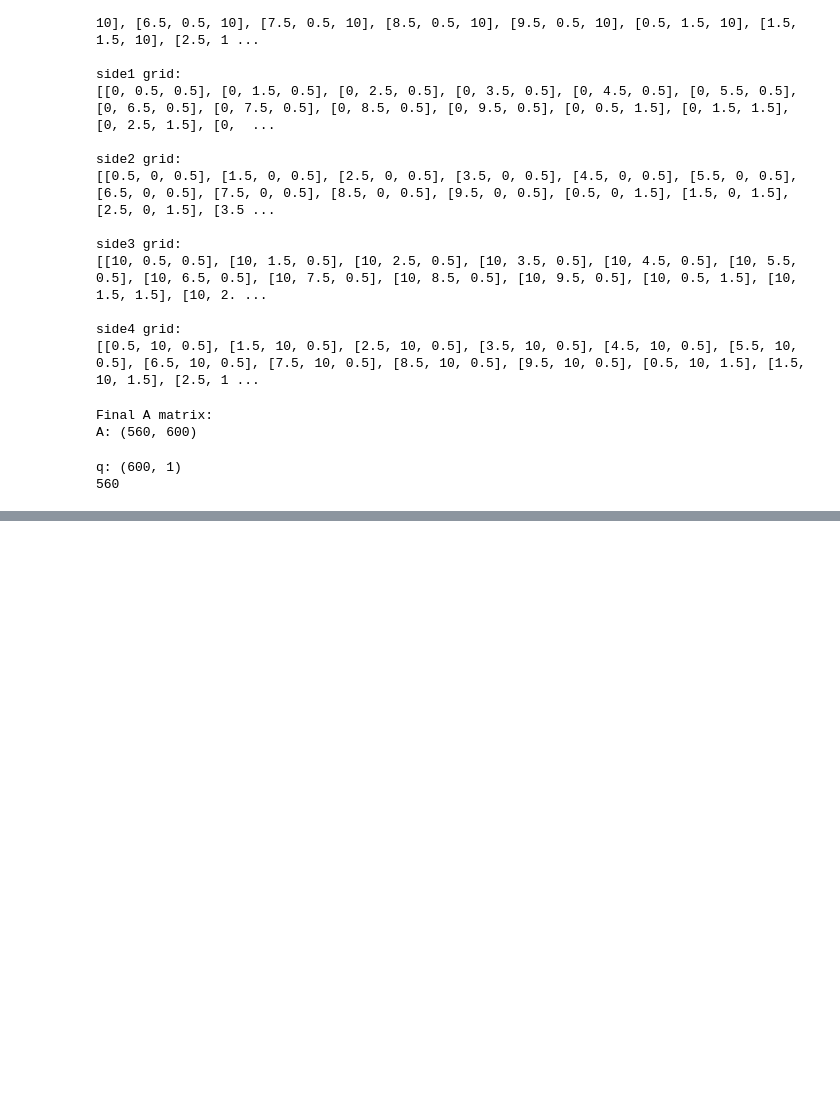
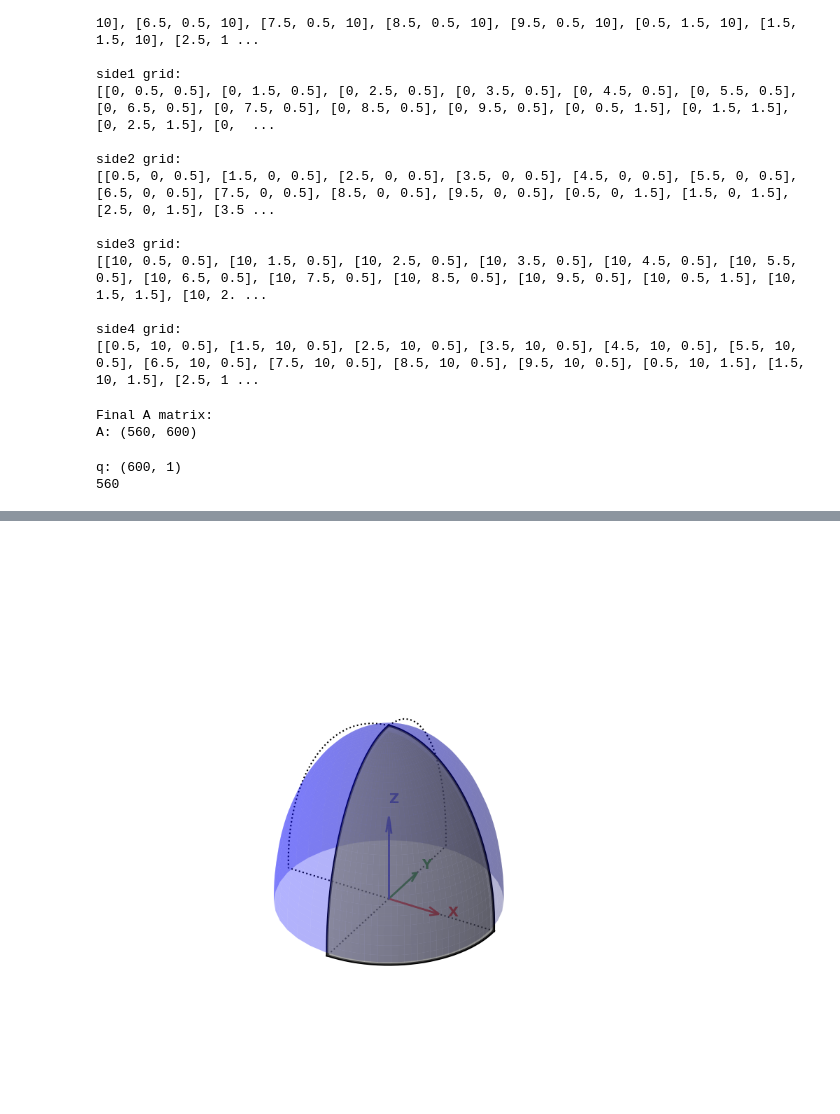
Before and after one commit to moeuu/radiation-surface-mle-estimator, a Jupyter notebook: notebook/estimation_3.ipynb, the cells around one changed output, grey strips where cells are left out. Drawn from its saved outputs; the diff is of its cells as text; code cells hidden in the pictures; blank space fills up the shorter version.

```diff
--- a/notebook/estimation_3.ipynb
+++ b/notebook/estimation_3.ipynb
@@ -251,0 +248,97 @@ plot_3d_heatmap_cube(qs, x, y, z, sources=source_list, vmin=vmin, vmax=vmax)
+# %%
+# 3D図の作成（ラベルを図の右側に配置し、division lineは保持）
+import matplotlib.pyplot as plt
+import numpy as np
+from mpl_toolkits.mplot3d import Axes3D
+
+# 3D図の作成
+fig = plt.figure(figsize=(8, 8))
+ax = fig.add_subplot(111, projection='3d')
+
+# フォント設定（Arialが使用できない環境ではデフォルトフォントを使用）
+font_settings = {'fontsize': 14, 'weight': 'bold'}
+
+# 非指向性検出器（球体）の上半分を作成（半径6）
+radius_inner = 6  # 検出器の半径
+radius_outer = 6.2  # 遮蔽体の外側半径（厚さ0.2）
+
+u = np.linspace(0, np.pi/2, 40)  # 上半分のみ
+v = np.linspace(0, 2 * np.pi, 40)
+u, v = np.meshgrid(u, v)
+
+x_sphere = radius_inner * np.sin(u) * np.cos(v)
+y_sphere = radius_inner * np.sin(u) * np.sin(v)
+z_sphere = radius_inner * np.cos(u)
+
+# 非指向性検出器（青色）の上半分
+ax.plot_surface(x_sphere, y_sphere, z_sphere, color='blue', alpha=0.3, edgecolor='none')
+
+# 遮蔽体（手前の1/4部分に移動）
+theta = np.linspace(0, np.pi/2, 30)
+phi = np.linspace(-np.pi/2, 0, 30)  # 遮蔽体を手前に配置（前方の1/4）
+theta, phi = np.meshgrid(theta, phi)
+
+x_outer = radius_outer * np.sin(theta) * np.cos(phi)
+y_outer = radius_outer * np.sin(theta) * np.sin(phi)
+z_outer = radius_outer * np.cos(theta)
+
+x_inner = radius_inner * np.sin(theta) * np.cos(phi)
+y_inner = radius_inner * np.sin(theta) * np.sin(phi)
+z_inner = radius_inner * np.cos(theta)
+
+# 遮蔽体の外側（半透明グレー、線なし）
+ax.plot_surface(x_outer, y_outer, z_outer, color='gray', alpha=0.6, edgecolor='none')
+
+# 遮蔽体の内側（半透明グレー、線なし）
+ax.plot_surface(x_inner, y_inner, z_inner, color='gray', alpha=0.2, edgecolor='none')
+
+# 遮蔽体の輪郭線（全て太くする）
+ax.plot(x_outer[:, -1], y_outer[:, -1], z_outer[:, -1], color='black', linewidth=2.5)  # 縦の輪郭
+ax.plot(x_outer[-1, :], y_outer[-1, :], z_outer[-1, :], color='black', linewidth=2.5)  # 横の輪郭
+ax.plot(x_outer[:, 0], y_outer[:, 0], z_outer[:, 0], color='black', linewidth=2.5)  # 左側の輪郭
+ax.plot(x_outer[0, :], y_outer[0, :], z_outer[0, :], color='black', linewidth=2.5)  # 上側の輪郭
+
+# 1/4分割線（黒の点線）
+t = np.linspace(0, np.pi/2, 20)
+x_line = radius_outer * np.sin(t)
+y_line = np.zeros_like(t)
+z_line = radius_outer * np.cos(t)
+
+# XZ平面の分割線
+ax.plot(x_line, y_line, z_line, color='black', linestyle='dotted', linewidth=1.5)
+ax.plot(y_line, x_line, z_line, color='black', linestyle='dotted', linewidth=1.5)
+
+# XY平面の分割線
+ax.plot(x_line, y_line, np.zeros_like(z_line), color='black', linestyle='dotted', linewidth=1.5)
+ax.plot(y_line, x_line, np.zeros_like(z_line), color='black', linestyle='dotted', linewidth=1.5)
+
+# 遮蔽体がない部分にも線を追加（下半分）
+ax.plot(-x_line, y_line, z_line, color='black', linestyle='dotted', linewidth=1.5)
+ax.plot(y_line, -x_line, z_line, color='black', linestyle='dotted', linewidth=1.5)
+ax.plot(-x_line, y_line, np.zeros_like(z_line), color='black', linestyle='dotted', linewidth=1.5)
+ax.plot(y_line, -x_line, np.zeros_like(z_line), color='black', linestyle='dotted', linewidth=1.5)
+
+# XYZ軸の簡易表示（矢印とラベル）
+ax.quiver(0, 0, 0, 3, 0, 0, color='red', linewidth=2, arrow_length_ratio=0.2)
+ax.text(3.5, 0, 0, "X", color="red", **font_settings)
+
+ax.quiver(0, 0, 0, 0, 3, 0, color='green', linewidth=2, arrow_length_ratio=0.2)
+ax.text(0, 3.5, 0, "Y", color="green", **font_settings)
+
+ax.quiver(0, 0, 0, 0, 0, 3, color='blue', linewidth=2, arrow_length_ratio=0.2)
+ax.text(0, 0, 3.5, "Z", color="blue", **font_settings)
+
+# 座標軸と枠を完全に非表示
+ax.set_xticks([])
+ax.set_yticks([])
+ax.set_zticks([])
+ax.set_frame_on(False)
+ax.axis('off')
+
+# タイトル削除
+ax.set_title("")
+
+# 図の表示
+plt.show()
+# %% [output]
+[figure, added]
```
Also changed, not shown: parts of 10 cells of this notebook, 6 other files.
